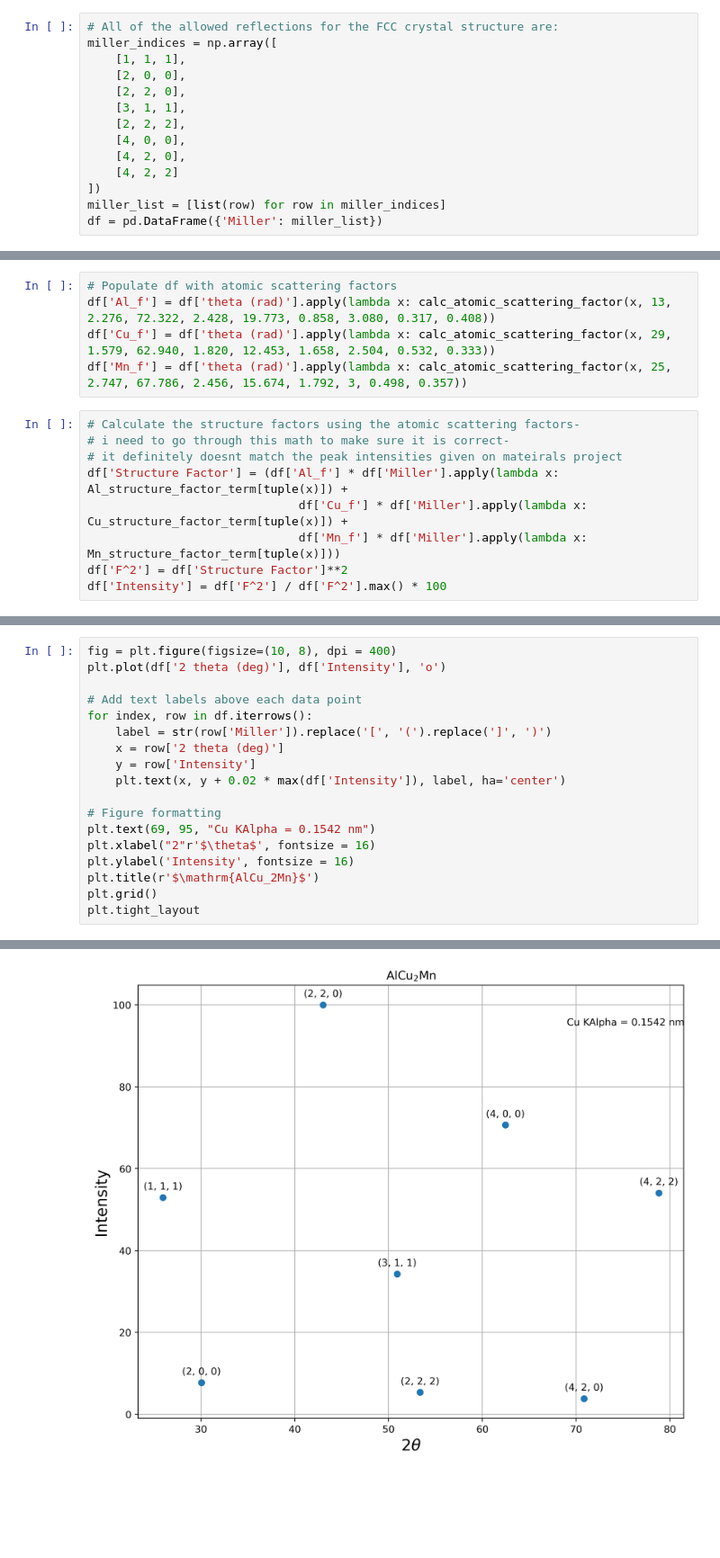
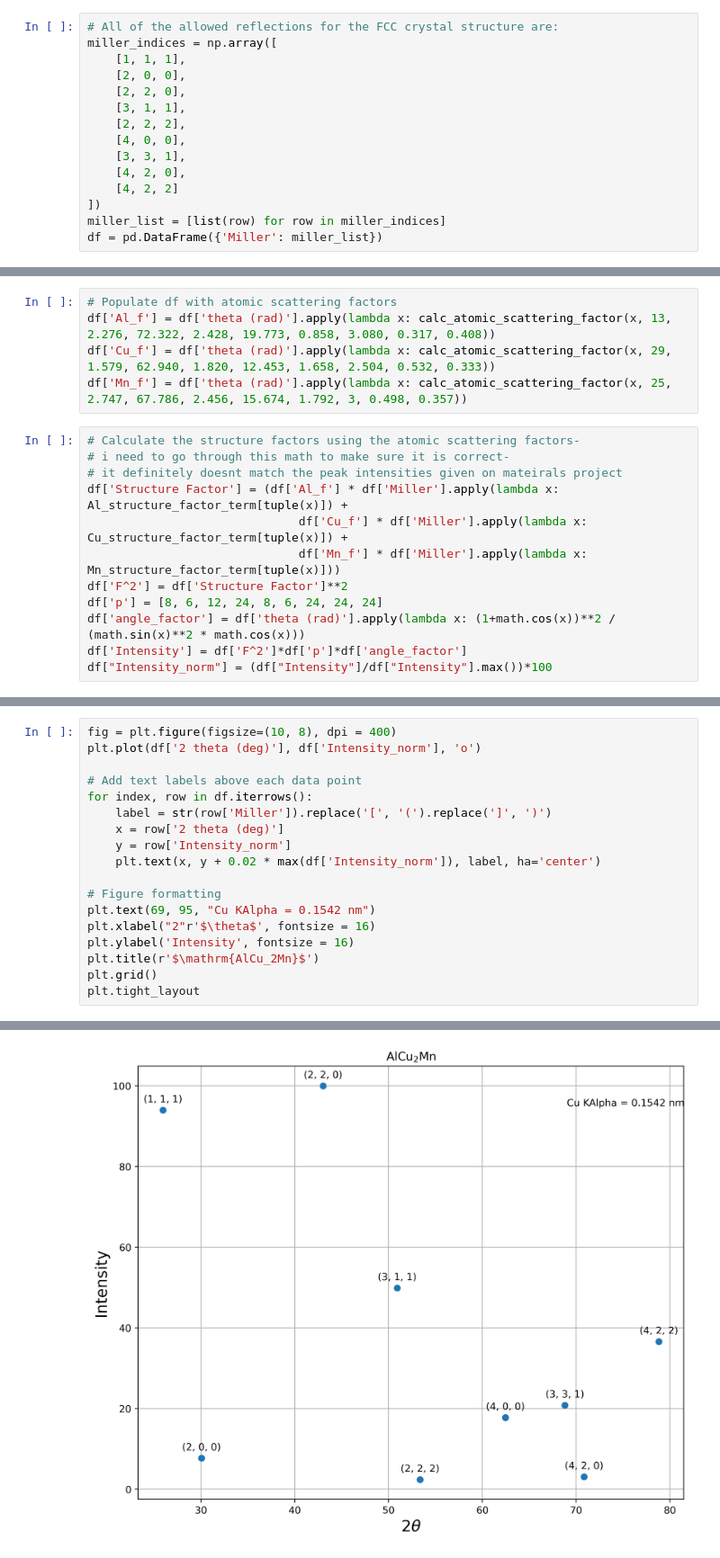
Before and after one commit to Hvossler/XRD, a Jupyter notebook: XRD_AlCu2Mn.ipynb, the cells around one changed output, grey strips where cells are left out. Shown: that part at 90% size. Saved outputs shown, nothing was run; the diff lists cells and outputs as text; blank space fills up the shorter version.

Commit message:
Update XRD_AlCu2Mn.ipynb
Fixed intensity calculation, added missing plane

```diff
--- a/XRD_AlCu2Mn.ipynb
+++ b/XRD_AlCu2Mn.ipynb
@@ -18,6 +18,7 @@ miller_indices = np.array([
     [3, 1, 1],
     [2, 2, 2],
     [4, 0, 0],
+    [3, 3, 1],
     [4, 2, 0],
     [4, 2, 2]
 ])
@@ -104,7 +106,10 @@ df['Structure Factor'] = (df['Al_f'] * df['Miller'].apply(lambda x: Al_structure
                               df['Cu_f'] * df['Miller'].apply(lambda x: Cu_structure_factor_term[tuple(x)]) +
                               df['Mn_f'] * df['Miller'].apply(lambda x: Mn_structure_factor_term[tuple(x)]))
 df['F^2'] = df['Structure Factor']**2
-df['Intensity'] = df['F^2'] / df['F^2'].max() * 100
+df['p'] = [8, 6, 12, 24, 8, 6, 24, 24, 24]
+df['angle_factor'] = df['theta (rad)'].apply(lambda x: (1+math.cos(x))**2 / (math.sin(x)**2 * math.cos(x)))
+df['Intensity'] = df['F^2']*df['p']*df['angle_factor']
+df["Intensity_norm"] = (df["Intensity"]/df["Intensity"].max())*100
 # %%
 df
 # %% [output]
@@ -120,21 +126,21 @@ df
 # %%
 fig = plt.figure(figsize=(10, 8), dpi = 400)
-plt.plot(df['2 theta (deg)'], df['Intensity'], 'o')
+plt.plot(df['2 theta (deg)'], df['Intensity_norm'], 'o')
 
 # Add text labels above each data point
 for index, row in df.iterrows():
     label = str(row['Miller']).replace('[', '(').replace(']', ')')
     x = row['2 theta (deg)']
-    y = row['Intensity']
-    plt.text(x, y + 0.02 * max(df['Intensity']), label, ha='center')
+    y = row['Intensity_norm']
+    plt.text(x, y + 0.02 * max(df['Intensity_norm']), label, ha='center')
 
 # Figure formatting
 plt.text(69, 95, "Cu KAlpha = 0.1542 nm")
 plt.xlabel("2"r'$\theta$', fontsize = 16)
 plt.ylabel('Intensity', fontsize = 16)
 plt.title(r'$\mathrm{AlCu_2Mn}$')
 plt.grid()
 plt.tight_layout
 # %% [output]
 <function matplotlib.pyplot.tight_layout(*, pad=1.08, h_pad=None, w_pad=None, rect=None)>
-[figure, old version]
+[figure, new version]
```
Also changed, not shown: parts of 3 cells of this notebook.
